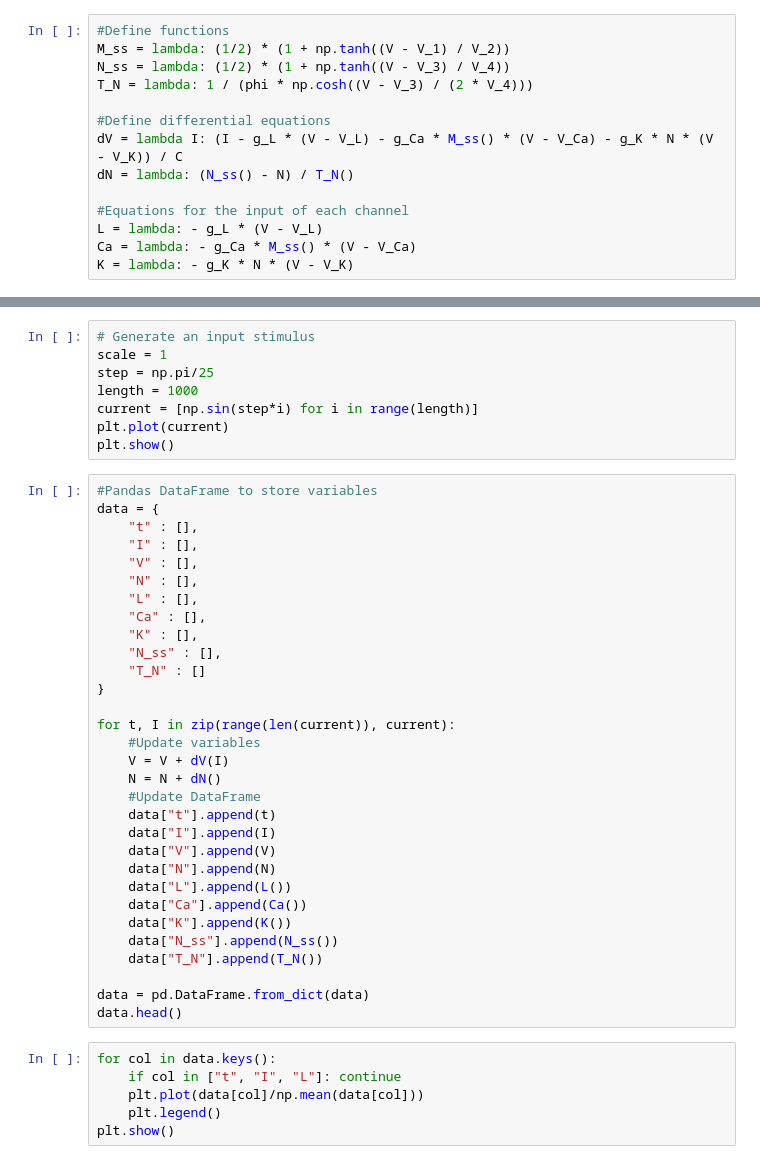
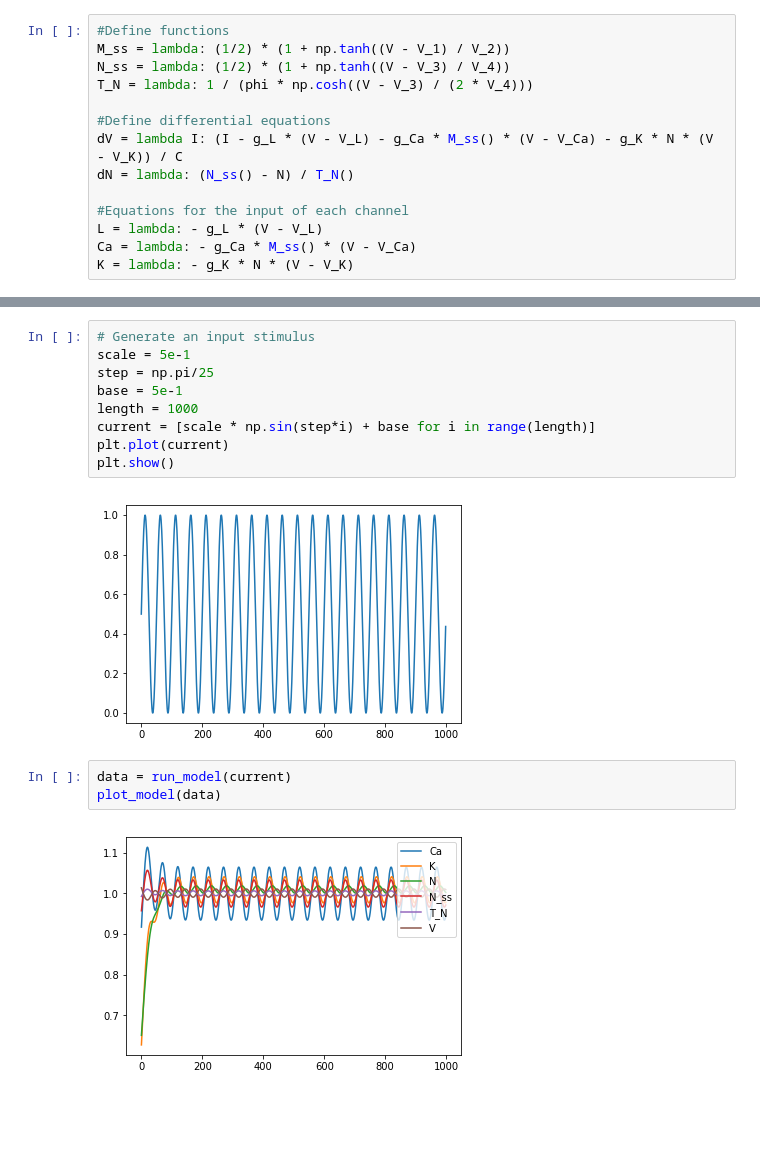
Before and after one commit to jonmarty/Morris-Lecar, a Jupyter notebook: MorrisLecar.ipynb, the cells around one changed output, grey strips where cells are left out. Drawn from its saved outputs; the diff is of its cells as text; blank space fills up the shorter version.

```diff
--- a/MorrisLecar.ipynb
+++ b/MorrisLecar.ipynb
@@ -129,45 +165,16 @@ plt.show()
 # %%
 # Generate an input stimulus
-scale = 1
+scale = 5e-1
 step = np.pi/25
+base = 5e-1
 length = 1000
-current = [np.sin(step*i) for i in range(length)]
+current = [scale * np.sin(step*i) + base for i in range(length)]
 plt.plot(current)
 plt.show()
+# %% [output]
+[figure, added]
-# %%
-#Pandas DataFrame to store variables
-data = {
-    "t" : [],
-    "I" : [],
-    "V" : [],
-    "N" : [],
-    "L" : [],
-    "Ca" : [],
-    "K" : [],
-    "N_ss" : [],
-    "T_N" : []
-}
-
-for t, I in zip(range(len(current)), current):
-	#Update variables
-	V = V + dV(I)
-	N = N + dN()
-	#Update DataFrame
-	data["t"].append(t)
-	data["I"].append(I)
-	data["V"].append(V)
-	data["N"].append(N)
-	data["L"].append(L())
-	data["Ca"].append(Ca())
-	data["K"].append(K())
-	data["N_ss"].append(N_ss())
-	data["T_N"].append(T_N())
-
-data = pd.DataFrame.from_dict(data)
-data.head()
-# %%
-for col in data.keys():
-    if col in ["t", "I", "L"]: continue
-    plt.plot(data[col]/np.mean(data[col]))
-    plt.legend()
-plt.show()
+# %%
+data = run_model(current)
+plot_model(data)
+# %% [output]
+[figure, added]
```
Also changed, not shown: parts of 18 cells of this notebook.
